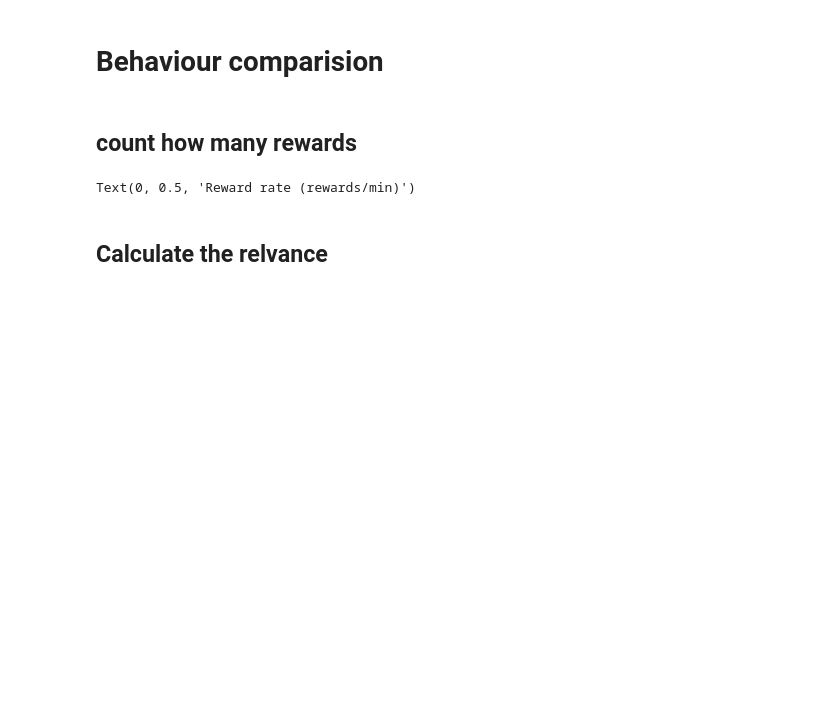
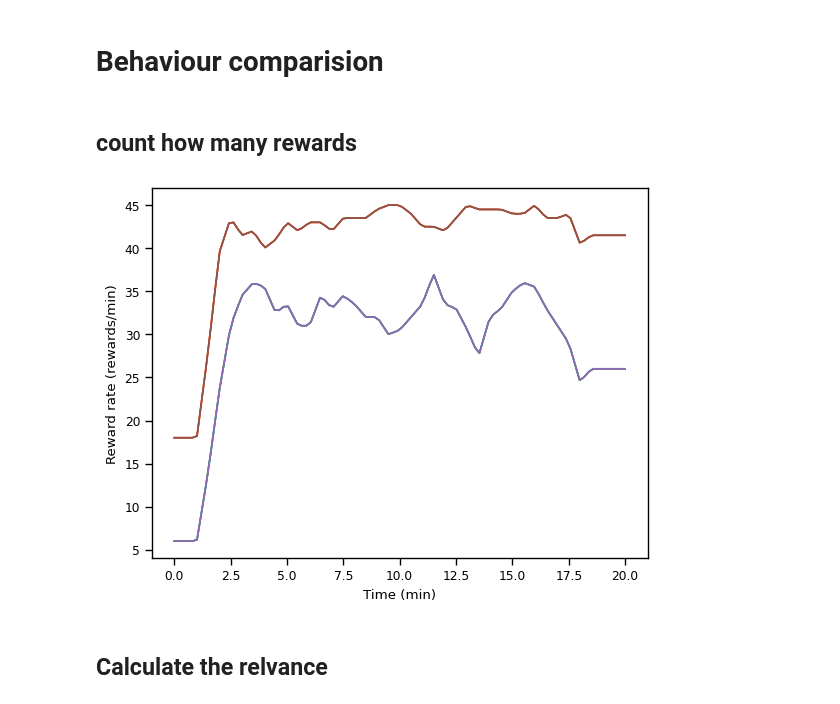
Before and after one commit to sijia66/adaptive_feature_selection, a Jupyter notebook: figure2_simulation_setup/231101_afs_figure2_full_feature_selection.ipynb, the cells around one changed output. Saved outputs shown, nothing was run; the diff lists cells and outputs as text; code cells hidden in the pictures; blank space fills up the shorter version.

```diff
--- a/figure2_simulation_setup/231101_afs_figure2_full_feature_selection.ipynb
+++ b/figure2_simulation_setup/231101_afs_figure2_full_feature_selection.ipynb
@@ -29,6 +29,8 @@ gdrive_directory = '/home/aolab/gdrive/Projects/Feature Selection/Figures/'
 dpi_value = 300
 
 error_bar_method = "sem" # "std" or "sem"
+exp_length = 20 # minutes
+batch_time = 10 # seconds
 # %% [markdown]
 # ideas
 # %%
@@ -145,6 +147,14 @@ plt.show()
 # Behaviour comparision
 # %% [markdown]
 ## count how many rewards
+# %%
+def interpolate_single_time_series(ts_times, ts_values, common_time):
+    if common_time is None:
+        raise ValueError("common_time must be provided for interpolation.")
+
+    ts_interp = \
+        np.apply_along_axis(lambda v: np.interp(common_time, ts_times, v), axis=1, arr=ts_values)
+    return common_time, ts_interp
 # %%
 fps = 60
 
@@ -181,14 +191,23 @@ reward_rate_all_gap = reward_rate_all_gap.reshape((NUM_EXP,-1))
 window_stamps_all_gap = window_stamps_all_gap.reshape((NUM_EXP,-1))
 
 total_rewards_all_gap = np.array(total_rewards_all)
+
+# resample the reward rate
+common_time = np.linspace(0, exp_length, num=100) #
+common_time, reward_rate_all_gap = interpolate_single_time_series(
+                                        window_stamps_all_gap[0] / 60,
+                                        reward_rate_all_gap,
+                                        common_time)
 # %%
 colors = ['blue', 'orange', 'red']
 
-plt.plot( window_time_stamps, reward_rate_all_gap.T)
+plt.plot( common_time, reward_rate_all_gap.T)
 plt.xlabel('Time (min)')
 plt.ylabel(r'Reward rate (rewards/min)')
+
+plt.show()
 # %% [output]
-Text(0, 0.5, 'Reward rate (rewards/min)')
+[figure, added]
 # %% [markdown]
 ## Calculate the relvance
 # %%
```
Also changed, not shown: parts of 11 cells of this notebook.
